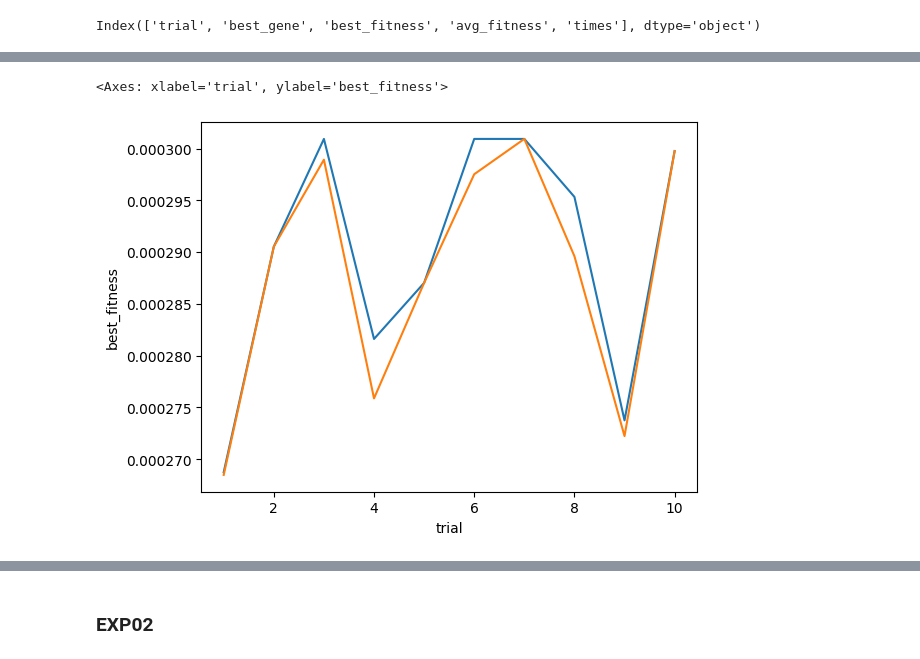
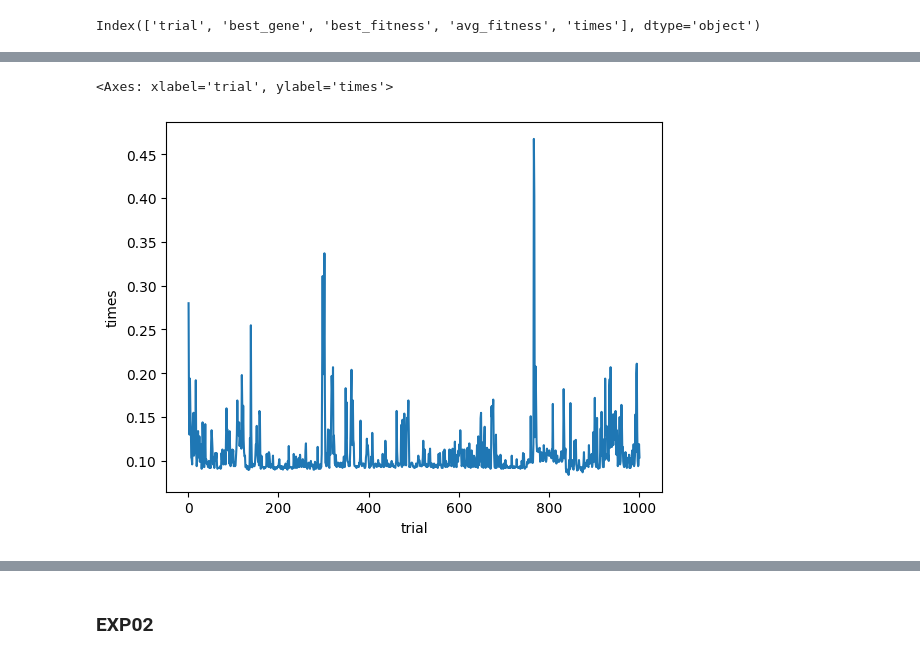
Before and after one commit to thatbeer/Nature_inspired, a Jupyter notebook: project01.1/test_spectre.ipynb, the cells around one changed output, grey strips where cells are left out. Saved outputs shown, nothing was run; the diff lists cells and outputs as text; code cells hidden in the pictures.

```diff
--- a/project01.1/test_spectre.ipynb
+++ b/project01.1/test_spectre.ipynb
@@ -36,9 +94,9 @@ ax[1][1].plot(df2.trial,df2.avg_fitness)
 # %%
-sns.lineplot(x=df1.trial,y=df1.best_fitness)
-sns.lineplot(x=df1.trial,y=df1.avg_fitness)
+sns.lineplot(x=df1.trial,y=df1.times)
+# sns.lineplot(x=df1.trial,y=df1.avg_fitness)
 # %% [output]
-<Axes: xlabel='trial', ylabel='best_fitness'>
+<Axes: xlabel='trial', ylabel='times'>
-[figure, old version]
+[figure, new version]
 # %%
 sns.lineplot(x=df2.trial,y=df2.best_fitness)
 sns.lineplot(x=df2.trial,y=df2.avg_fitness)
```
Also changed, not shown: parts of 11 cells of this notebook, 17 other files.
